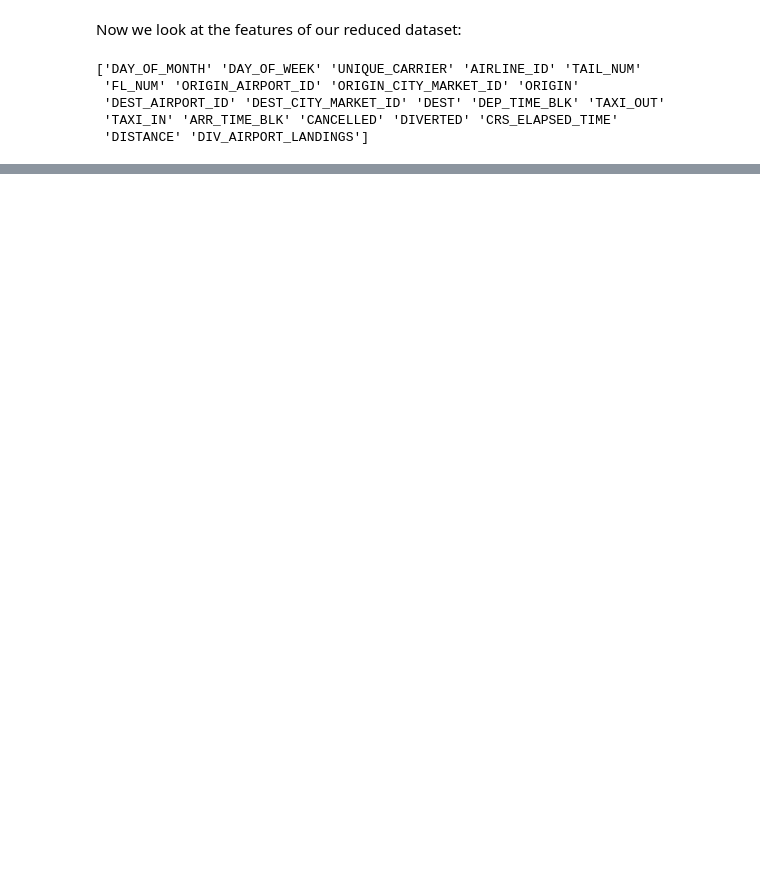
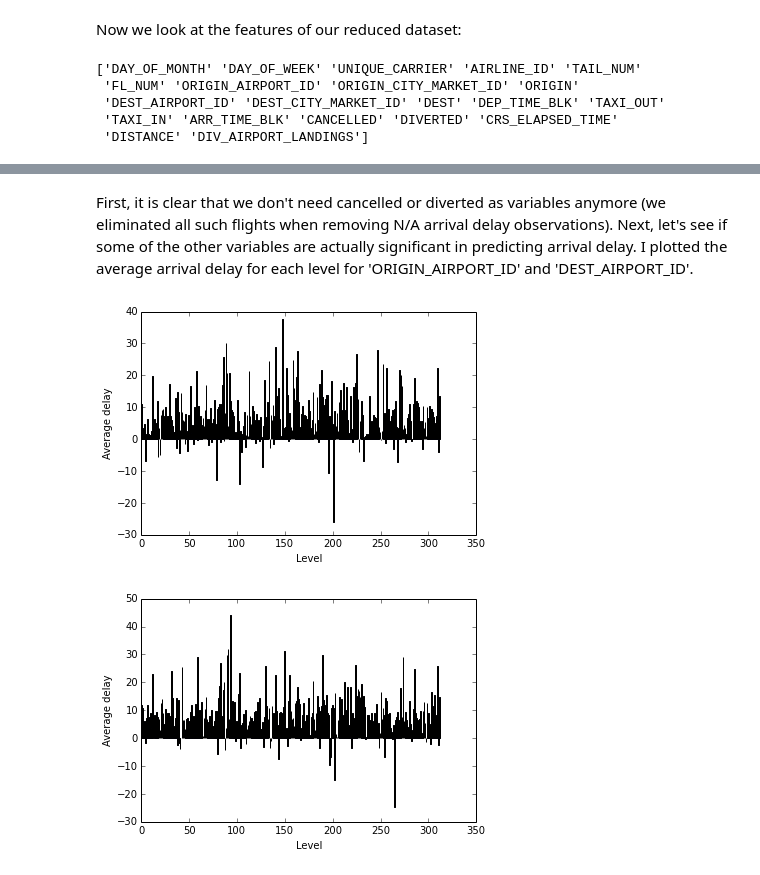
Before and after one commit to rhe23/airline-arrivals, a Jupyter notebook: Airline Arrival Data Analysis.ipynb, the cells around one changed output, grey strips where cells are left out. Cells and saved outputs as stored; diff of their text form; code cells hidden in the pictures; blank space fills up the shorter version.

Commit message:
Fixed and added models, implemented variable selection, added more writeup

```diff
--- a/Airline Arrival Data Analysis.ipynb
+++ b/Airline Arrival Data Analysis.ipynb
@@ -12,4 +14,6 @@ Next, we want to eliminate the features/columns with too much missing data. Even
 # %%
+import math
+
 columnsToRemove = []
 for i in range(len(df.columns)):
     numMissing = sum(pd.isnull(df.ix[:,i]))
@@ -17,6 +21,7 @@ for i in range(len(df.columns)):
         columnsToRemove.append(i)
 namesToRemove = [df.columns.values[i] for i in columnsToRemove]
 print namesToRemove
+df = df[df.ARR_DELAY.notnull()]
 # %% [output]
 ['CANCELLATION_CODE', 'FIRST_DEP_TIME', 'TOTAL_ADD_GTIME', 'LONGEST_ADD_GTIME', 'DIV_REACHED_DEST', 'DIV_ACTUAL_ELAPSED_TIME', 'DIV_ARR_DELAY', 'DIV_DISTANCE', 'DIV1_AIRPORT', 'DIV1_AIRPORT_ID', 'DIV1 ...
 # %% [markdown]
@@ -58,0 +66,11 @@ print (df.columns.values)
+# %%
+from collections import Counter
+
+discrete_features = ['DAY_OF_MONTH', 'DAY_OF_WEEK', 'UNIQUE_CARRIER',
+                     'AIRLINE_ID', 'TAIL_NUM', 'FL_NUM', 'ORIGIN_AIRPORT_ID',
+                     'ORIGIN_CITY_MARKET_ID', 'ORIGIN', 'DEST_AIRPORT_ID',
+                     'DEST_CITY_MARKET_ID', 'DEST', 'DEP_TIME_BLK', 'ARR_TIME_BLK',
+                     'CANCELLED', 'DIVERTED']
+for feature in discrete_features:
+    numLevels = len(Counter(df[feature].values))
+    print "%s: %d" % (feature, numLevels)
@@ -58,0 +94,23 @@ print (df.columns.values)
+# %% [markdown]
+First, it is clear that we don't need cancelled or diverted as variables anymore (we eliminated all such flights when removing N/A arrival delay observations). Next, let's see if some of the other variables are actually significant in predicting arrival delay. I plotted the average arrival delay for each level for 'ORIGIN_AIRPORT_ID' and 'DEST_AIRPORT_ID'.
+# %%
+import matplotlib.pyplot as plt
+
+y = delays.values
+def plotFeatureRelationshipGraph(df, feature):
+    featureValues = df[feature].values
+    frequencies = Counter(featureValues)
+    averages = []
+    for level in frequencies:
+        featureValuesForLevel = [y[i] for i in range(0, len(featureValues))
+                                 if featureValues[i] == level]
+        averages.append(np.average(featureValuesForLevel))
+    plt.xlabel('Level')
+    plt.ylabel('Average delay')
+    plt.bar(range(len(frequencies)), averages)
+    plt.show()
+plotFeatureRelationshipGraph(df, 'ORIGIN_AIRPORT_ID')
+plotFeatureRelationshipGraph(df, 'DEST_AIRPORT_ID')
+# %% [output]
+[figure, added]
+[figure, added]
```
Also changed, not shown: parts of 21 cells of this notebook.
